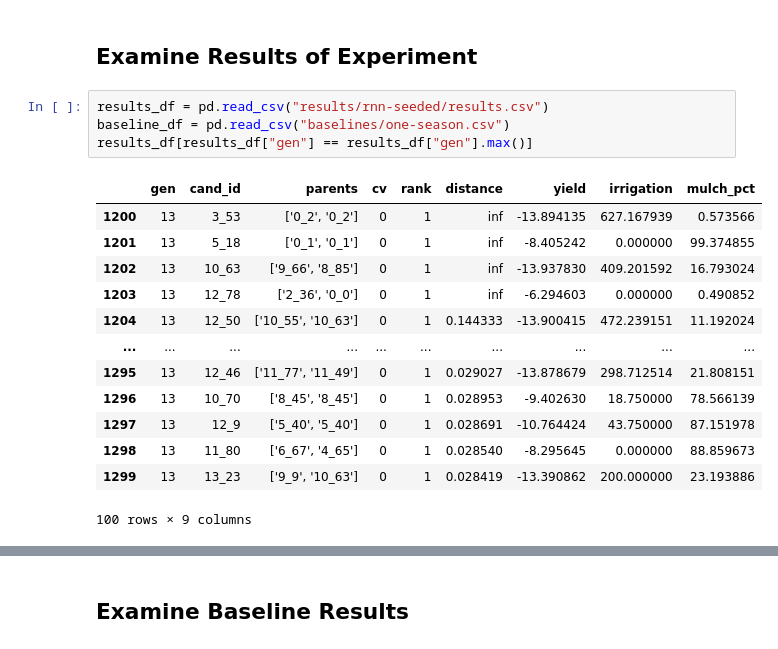
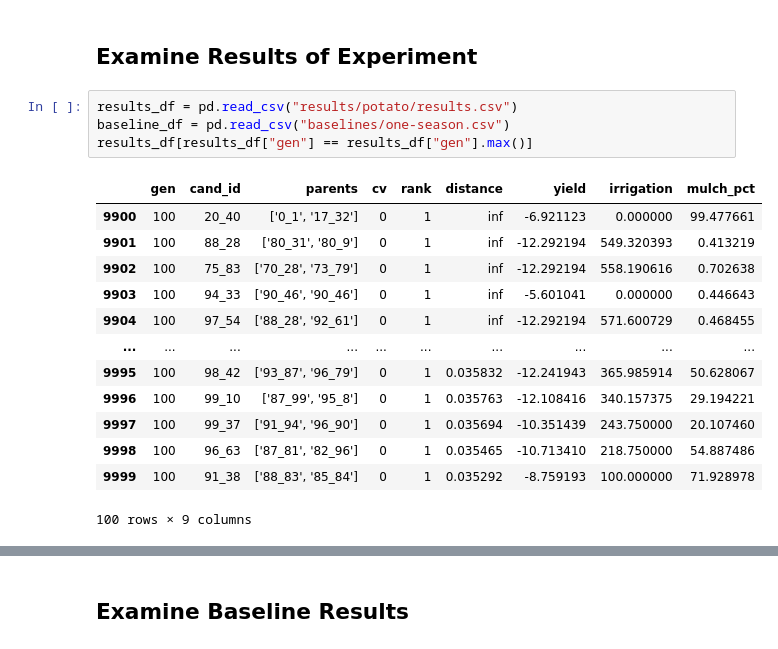
Before and after one commit to danyoungday/praise, a Jupyter notebook: play.ipynb, the cells around one changed output, grey strips where cells are left out. Cells and saved outputs as stored; diff of their text form.

```diff
--- a/play.ipynb
+++ b/play.ipynb
@@ -56,22 +56,22 @@ tensor([-0.1018, -0.2872,  0.3088, -0.0766,  0.1055, -0.3352, -0.2901, -0.2157,
 # %% [markdown]
 ## Examine Results of Experiment
 # %%
-results_df = pd.read_csv("results/rnn-seeded/results.csv")
+results_df = pd.read_csv("results/potato/results.csv")
 baseline_df = pd.read_csv("baselines/one-season.csv")
 results_df[results_df["gen"] == results_df["gen"].max()]
 # %% [output]
 |  | gen | cand_id | parents | cv | rank | distance | yield | irrigation | mulch_pct |
-| 1200 | 13 | 3_53 | ['0_2', '0_2'] | 0 | 1 | inf | -13.894135 | 627.167939 | 0.573566 |
-| 1201 | 13 | 5_18 | ['0_1', '0_1'] | 0 | 1 | inf | -8.405242 | 0.000000 | 99.374855 |
-| 1202 | 13 | 10_63 | ['9_66', '8_85'] | 0 | 1 | inf | -13.937830 | 409.201592 | 16.793024 |
-| 1203 | 13 | 12_78 | ['2_36', '0_0'] | 0 | 1 | inf | -6.294603 | 0.000000 | 0.490852 |
-| 1204 | 13 | 12_50 | ['10_55', '10_63'] | 0 | 1 | 0.144333 | -13.900415 | 472.239151 | 11.192024 |
+| 9900 | 100 | 20_40 | ['0_1', '17_32'] | 0 | 1 | inf | -6.921123 | 0.000000 | 99.477661 |
+| 9901 | 100 | 88_28 | ['80_31', '80_9'] | 0 | 1 | inf | -12.292194 | 549.320393 | 0.413219 |
+| 9902 | 100 | 75_83 | ['70_28', '73_79'] | 0 | 1 | inf | -12.292194 | 558.190616 | 0.702638 |
+| 9903 | 100 | 94_33 | ['90_46', '90_46'] | 0 | 1 | inf | -5.601041 | 0.000000 | 0.446643 |
+| 9904 | 100 | 97_54 | ['88_28', '92_61'] | 0 | 1 | inf | -12.292194 | 571.600729 | 0.468455 |
 | ... | ... | ... | ... | ... | ... | ... | ... | ... | ... |
-| 1295 | 13 | 12_46 | ['11_77', '11_49'] | 0 | 1 | 0.029027 | -13.878679 | 298.712514 | 21.808151 |
-| 1296 | 13 | 10_70 | ['8_45', '8_45'] | 0 | 1 | 0.028953 | -9.402630 | 18.750000 | 78.566139 |
-| 1297 | 13 | 12_9 | ['5_40', '5_40'] | 0 | 1 | 0.028691 | -10.764424 | 43.750000 | 87.151978 |
-| 1298 | 13 | 11_80 | ['6_67', '4_65'] | 0 | 1 | 0.028540 | -8.295645 | 0.000000 | 88.859673 |
-| 1299 | 13 | 13_23 | ['9_9', '10_63'] | 0 | 1 | 0.028419 | -13.390862 | 200.000000 | 23.193886 |
+| 9995 | 100 | 98_42 | ['93_87', '96_79'] | 0 | 1 | 0.035832 | -12.241943 | 365.985914 | 50.628067 |
+| 9996 | 100 | 99_10 | ['87_99', '95_8'] | 0 | 1 | 0.035763 | -12.108416 | 340.157375 | 29.194221 |
+| 9997 | 100 | 99_37 | ['91_94', '96_90'] | 0 | 1 | 0.035694 | -10.351439 | 243.750000 | 20.107460 |
+| 9998 | 100 | 96_63 | ['87_81', '82_96'] | 0 | 1 | 0.035465 | -10.713410 | 218.750000 | 54.887486 |
+| 9999 | 100 | 91_38 | ['88_83', '85_84'] | 0 | 1 | 0.035292 | -8.759193 | 100.000000 | 71.928978 |
 100 rows × 9 columns
 # %%
 gen_df = results_df[results_df["gen"] == results_df["gen"].max()]
```
Also changed, not shown: parts of 8 cells of this notebook, 3 other files.
